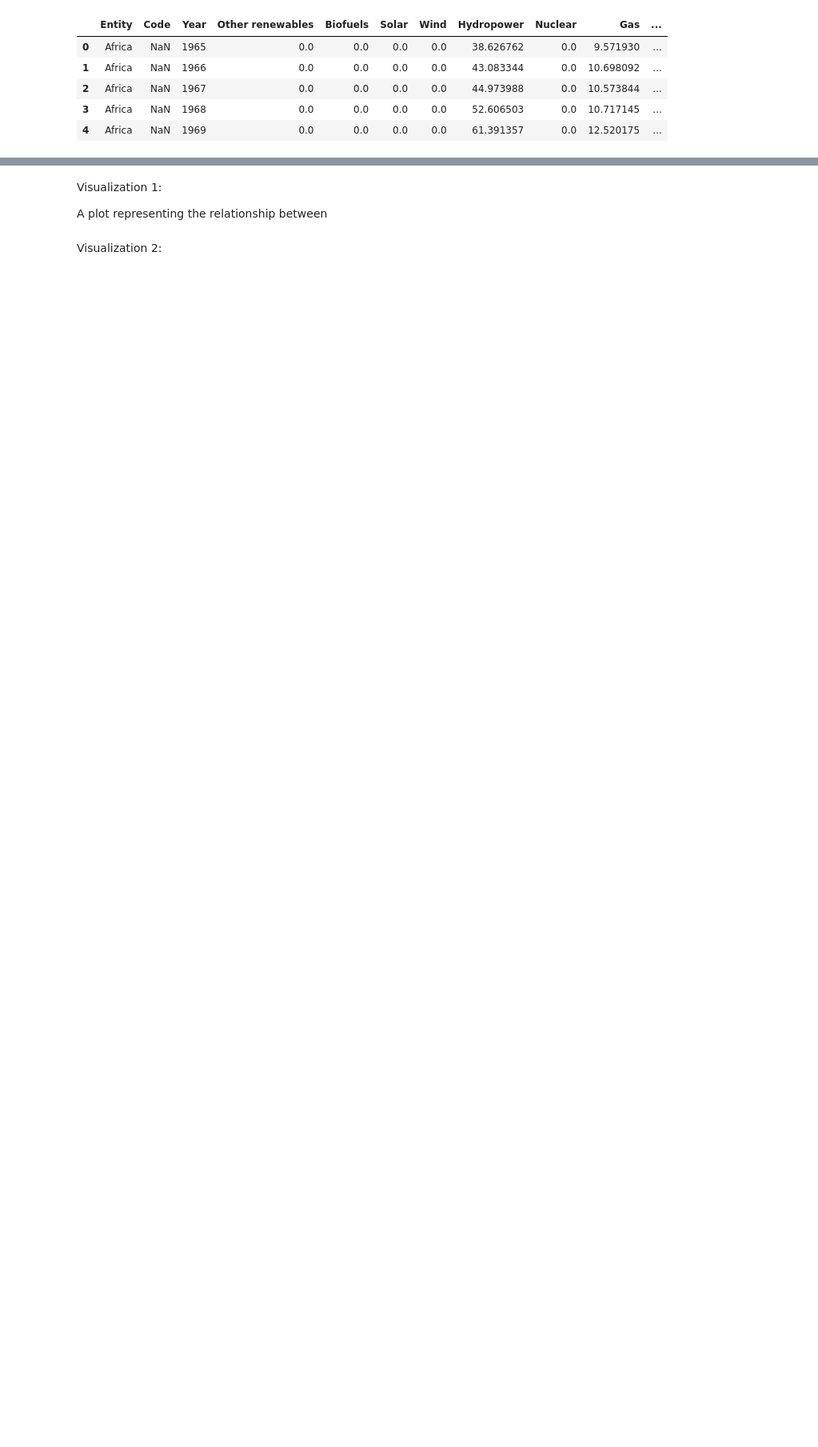
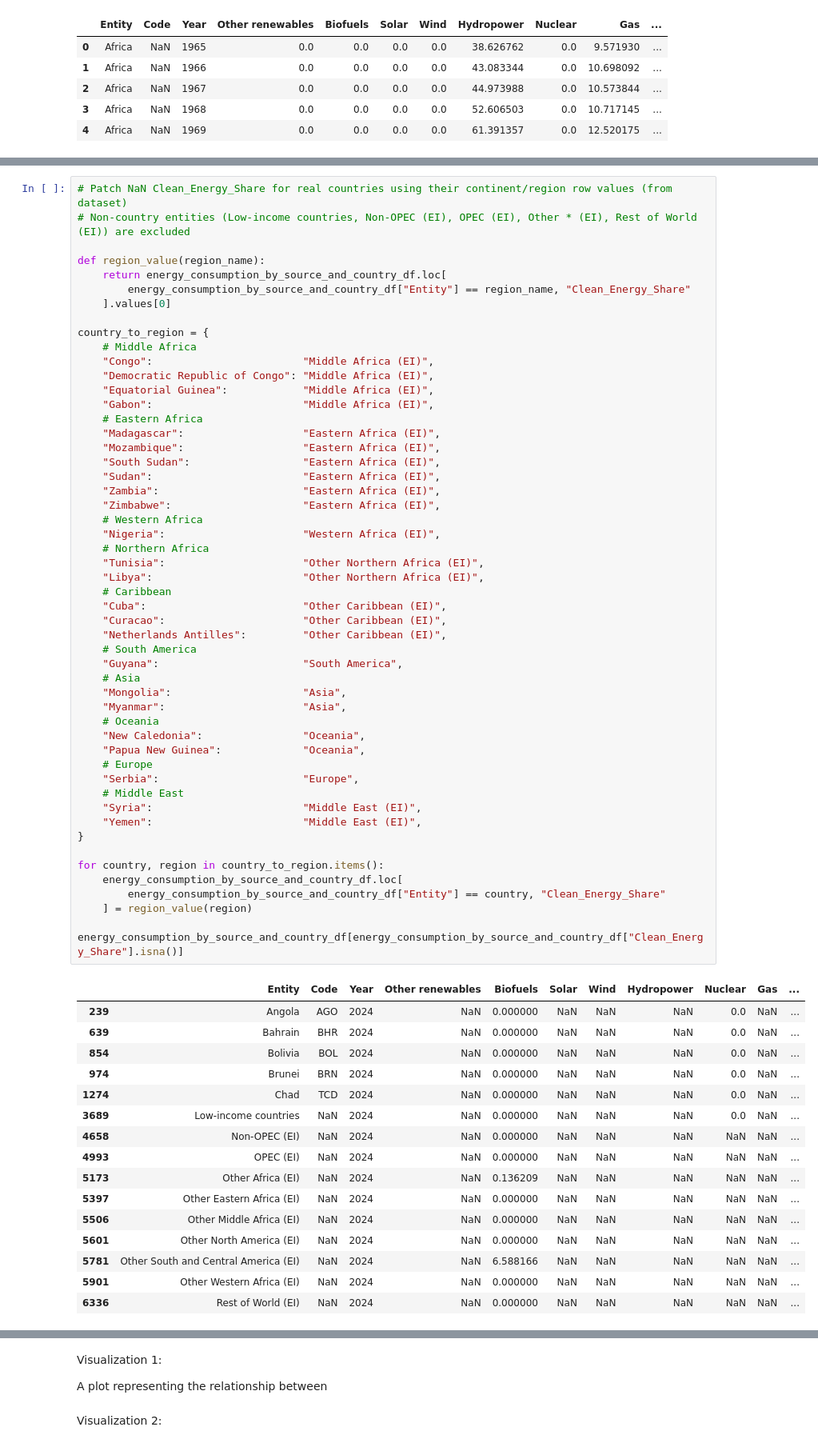
Before and after one commit to roy-y-2023/data3310, a Jupyter notebook: FinalProject/DATA_3310_Final_Project_Roy.ipynb, the cells around one changed output, grey strips where cells are left out. Shown at 80% size. Saved outputs shown, nothing was run; the diff lists cells and outputs as text; blank space fills up the shorter version.

Commit message:
Final Project: trying to remap the values

```diff
--- a/FinalProject/DATA_3310_Final_Project_Roy.ipynb
+++ b/FinalProject/DATA_3310_Final_Project_Roy.ipynb
@@ -87,3 +112,72 @@ energy_consumption_by_source_and_country_df.head()
+# %%
+# Patch NaN Clean_Energy_Share for real countries using their continent/region row values (from dataset)
+# Non-country entities (Low-income countries, Non-OPEC (EI), OPEC (EI), Other * (EI), Rest of World (EI)) are excluded
+
+def region_value(region_name):
+    return energy_consumption_by_source_and_country_df.loc[
+        energy_consumption_by_source_and_country_df["Entity"] == region_name, "Clean_Energy_Share"
+    ].values[0]
+
+country_to_region = {
+    # Middle Africa
+    "Congo":                        "Middle Africa (EI)",
+    "Democratic Republic of Congo": "Middle Africa (EI)",
+    "Equatorial Guinea":            "Middle Africa (EI)",
+    "Gabon":                        "Middle Africa (EI)",
+    # Eastern Africa
+    "Madagascar":                   "Eastern Africa (EI)",
+    "Mozambique":                   "Eastern Africa (EI)",
+    "South Sudan":                  "Eastern Africa (EI)",
+    "Sudan":                        "Eastern Africa (EI)",
+    "Zambia":                       "Eastern Africa (EI)",
+    "Zimbabwe":                     "Eastern Africa (EI)",
+    # Western Africa
+    "Nigeria":                      "Western Africa (EI)",
+    # Northern Africa
+    "Tunisia":                      "Other Northern Africa (EI)",
+    "Libya":                        "Other Northern Africa (EI)",
+    # Caribbean
+    "Cuba":                         "Other Caribbean (EI)",
+    "Curacao":                      "Other Caribbean (EI)",
+    "Netherlands Antilles":         "Other Caribbean (EI)",
+    # South America
+    "Guyana":                       "South America",
+    # Asia
+    "Mongolia":                     "Asia",
+    "Myanmar":                      "Asia",
+    # Oceania
+    "New Caledonia":                "Oceania",
+    "Papua New Guinea":             "Oceania",
+    # Europe
+    "Serbia":                       "Europe",
+    # Middle East
+    "Syria":                        "Middle East (EI)",
+    "Yemen":                        "Middle East (EI)",
+}
+
+for country, region in country_to_region.items():
+    energy_consumption_by_source_and_country_df.loc[
+        energy_consumption_by_source_and_country_df["Entity"] == country, "Clean_Energy_Share"
+    ] = region_value(region)
+
+energy_consumption_by_source_and_country_df[energy_consumption_by_source_and_country_df["Clean_Energy_Share"].isna()]
+# %% [output]
+|  | Entity | Code | Year | Other renewables | Biofuels | Solar | Wind | Hydropower | Nuclear | Gas | ... |
+| 239 | Angola | AGO | 2024 | NaN | 0.000000 | NaN | NaN | NaN | 0.0 | NaN | ... |
+| 639 | Bahrain | BHR | 2024 | NaN | 0.000000 | NaN | NaN | NaN | 0.0 | NaN | ... |
+| 854 | Bolivia | BOL | 2024 | NaN | 0.000000 | NaN | NaN | NaN | 0.0 | NaN | ... |
+| 974 | Brunei | BRN | 2024 | NaN | 0.000000 | NaN | NaN | NaN | 0.0 | NaN | ... |
+| 1274 | Chad | TCD | 2024 | NaN | 0.000000 | NaN | NaN | NaN | 0.0 | NaN | ... |
+| 3689 | Low-income countries | NaN | 2024 | NaN | 0.000000 | NaN | NaN | NaN | 0.0 | NaN | ... |
+| 4658 | Non-OPEC (EI) | NaN | 2024 | NaN | 0.000000 | NaN | NaN | NaN | NaN | NaN | ... |
+| 4993 | OPEC (EI) | NaN | 2024 | NaN | 0.000000 | NaN | NaN | NaN | NaN | NaN | ... |
+| 5173 | Other Africa (EI) | NaN | 2024 | NaN | 0.136209 | NaN | NaN | NaN | NaN | NaN | ... |
+| 5397 | Other Eastern Africa (EI) | NaN | 2024 | NaN | 0.000000 | NaN | NaN | NaN | NaN | NaN | ... |
+| 5506 | Other Middle Africa (EI) | NaN | 2024 | NaN | 0.000000 | NaN | NaN | NaN | NaN | NaN | ... |
+| 5601 | Other North America (EI) | NaN | 2024 | NaN | 0.000000 | NaN | NaN | NaN | NaN | NaN | ... |
+| 5781 | Other South and Central America (EI) | NaN | 2024 | NaN | 6.588166 | NaN | NaN | NaN | NaN | NaN | ... |
+| 5901 | Other Western Africa (EI) | NaN | 2024 | NaN | 0.000000 | NaN | NaN | NaN | NaN | NaN | ... |
+| 6336 | Rest of World (EI) | NaN | 2024 | NaN | 0.000000 | NaN | NaN | NaN | NaN | NaN | ... |
 # %% [markdown]
 Step 2: Visualization Brainstorming
 
```
Also changed, not shown: parts of 4 cells of this notebook.
